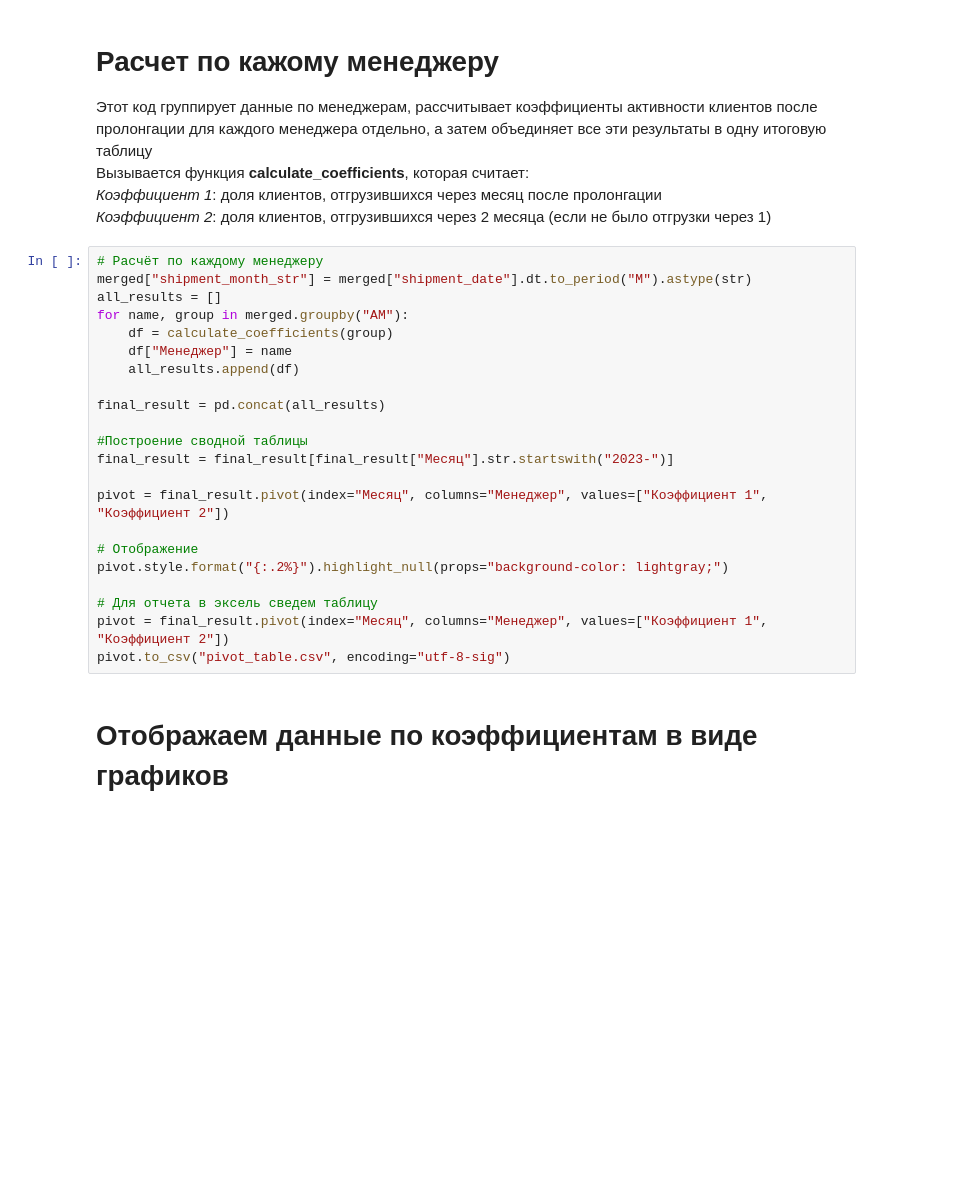
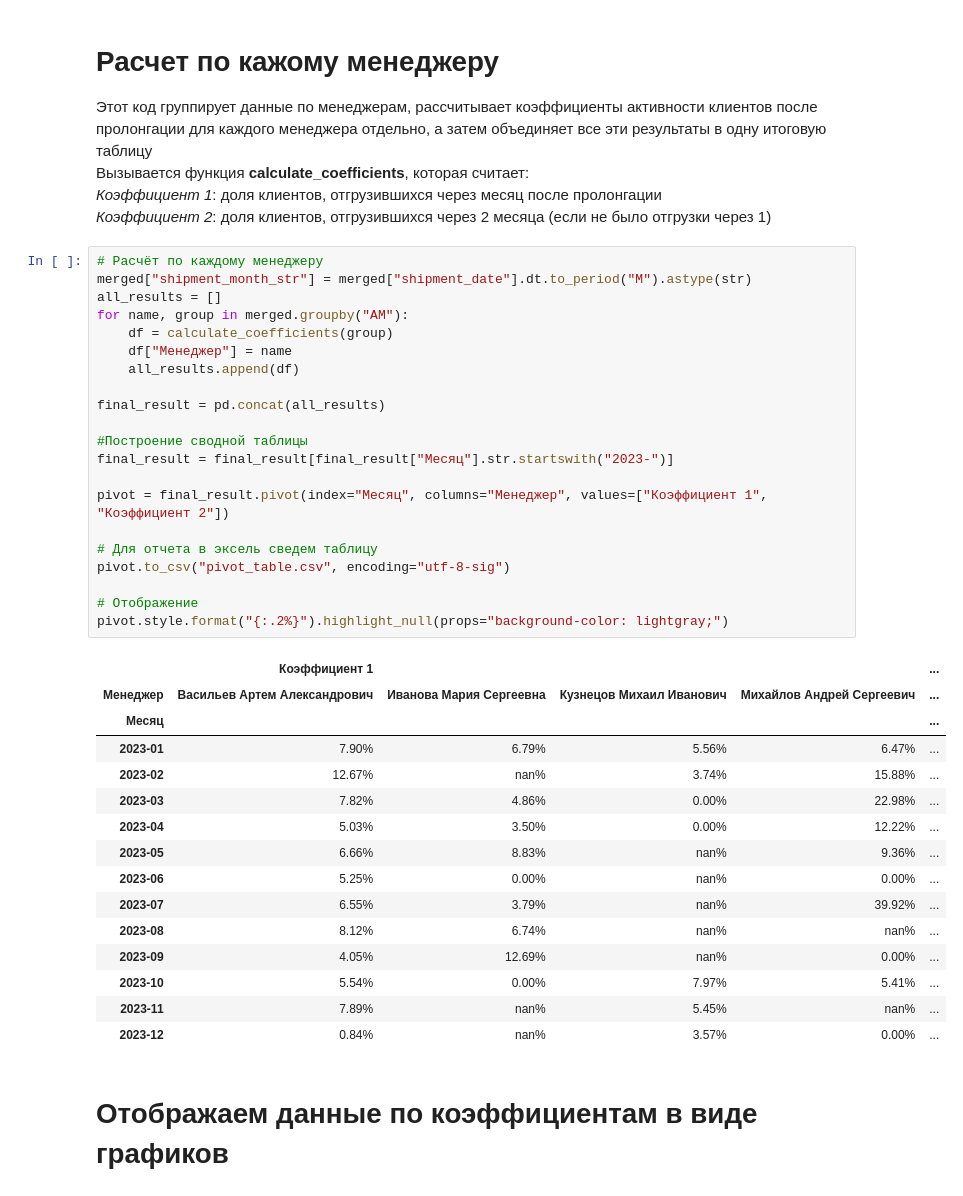
Before and after one commit to agielson/test_task, a Jupyter notebook: test.ipynb, the cells around one changed output. Saved outputs shown, nothing was run; the diff lists cells and outputs as text; blank space fills up the shorter version.

```diff
--- a/test.ipynb
+++ b/test.ipynb
@@ -169,25 +167,40 @@ def calculate_coefficients(df):
 # %%
 # Расчёт по каждому менеджеру
 merged["shipment_month_str"] = merged["shipment_date"].dt.to_period("M").astype(str)
 all_results = []
 for name, group in merged.groupby("AM"):
     df = calculate_coefficients(group)
     df["Менеджер"] = name
     all_results.append(df)
 
 final_result = pd.concat(all_results)
 
 #Построение сводной таблицы
 final_result = final_result[final_result["Месяц"].str.startswith("2023-")]
 
 pivot = final_result.pivot(index="Месяц", columns="Менеджер", values=["Коэффициент 1", "Коэффициент 2"])
 
+# Для отчета в эксель сведем таблицу
+pivot.to_csv("pivot_table.csv", encoding="utf-8-sig")
+
 # Отображение
 pivot.style.format("{:.2%}").highlight_null(props="background-color: lightgray;")
-
-# Для отчета в эксель сведем таблицу
-pivot = final_result.pivot(index="Месяц", columns="Менеджер", values=["Коэффициент 1", "Коэффициент 2"])
-pivot.to_csv("pivot_table.csv", encoding="utf-8-sig")
+# %% [output]
+|  | Коэффициент 1 |  |  |  | ... |
+| Менеджер | Васильев Артем Александрович | Иванова Мария Сергеевна | Кузнецов Михаил Иванович | Михайлов Андрей Сергеевич | ... |
+| Месяц |  |  |  |  | ... |
+| 2023-01 | 7.90% | 6.79% | 5.56% | 6.47% | ... |
+| 2023-02 | 12.67% | nan% | 3.74% | 15.88% | ... |
+| 2023-03 | 7.82% | 4.86% | 0.00% | 22.98% | ... |
+| 2023-04 | 5.03% | 3.50% | 0.00% | 12.22% | ... |
+| 2023-05 | 6.66% | 8.83% | nan% | 9.36% | ... |
+| 2023-06 | 5.25% | 0.00% | nan% | 0.00% | ... |
+| 2023-07 | 6.55% | 3.79% | nan% | 39.92% | ... |
+| 2023-08 | 8.12% | 6.74% | nan% | nan% | ... |
+| 2023-09 | 4.05% | 12.69% | nan% | 0.00% | ... |
+| 2023-10 | 5.54% | 0.00% | 7.97% | 5.41% | ... |
+| 2023-11 | 7.89% | nan% | 5.45% | nan% | ... |
+| 2023-12 | 0.84% | nan% | 3.57% | 0.00% | ... |
 # %% [markdown]
 # Отображаем данные по коэффициентам в виде графиков
 # %%
```
Also changed, not shown: parts of 1 cell of this notebook, 1 other file.
